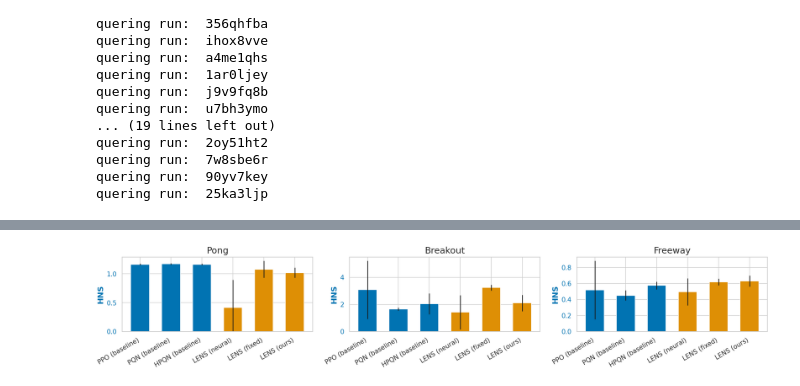
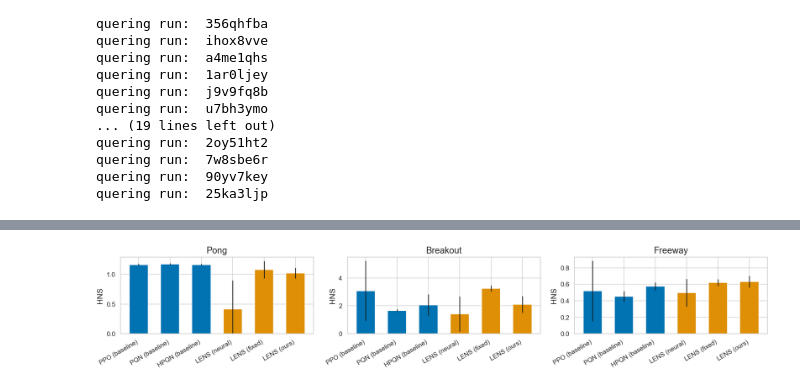
Before and after one commit to remunds/symbolic_options, a Jupyter notebook: src/symbolic_options/plots/plots.ipynb, the cells around one changed output, grey strips where cells are left out. Saved outputs shown, nothing was run; the diff lists cells and outputs as text; code cells hidden in the pictures.

Commit message:
plots2

```diff
--- a/src/symbolic_options/plots/plots.ipynb
+++ b/src/symbolic_options/plots/plots.ipynb
@@ -1448,34 +1280,34 @@ def single_metric_plot(df, game_name, algos, ax, modified=False):
 
     x = np.arange(len(algos))
     ax.bar(x, hns_vals, yerr=hns_std, width=0.6, color=bar_colors)
-    ax.set_ylabel("HNS", color=colors[0], fontweight='bold')
+    ax.set_ylabel("HNS")
     ax.set_xticks(x)
     ax.set_xticklabels([get_algorithm_from_name(a) for a in algos])
-    ax.tick_params(axis='y', labelcolor=colors[0])
+    ax.tick_params(axis='y')
     ax.set_ylim(bottom=0)
     ax.set_title(game_name)
 
     for label in ax.get_xticklabels():
         label.set_rotation(30)
         label.set_ha('right')
 
 with plt.rc_context({
     **bundles.neurips2024(usetex=False),
     "axes.titlesize": 14,
     "axes.labelsize": 12,
     "xtick.labelsize": 10,
     "ytick.labelsize": 10,
     "legend.fontsize": 14,
     "font.size": 12
 }):
     sns.set_style("whitegrid")
     fig, ax = plt.subplots(1, 3, figsize=(15, 3))
     single_metric_plot(pong_df, "Pong", ["ppo", "pqn", "pqn_hier_baseline", "pqn_hier", "pqn_hier_llm", "pqn_hier_comb"], ax[0])
     single_metric_plot(breakout_df, "Breakout", ["ppo", "pqn", "pqn_hier_baseline", "pqn_hier", "pqn_hier_llm", "pqn_hier_comb"], ax[1])
     single_metric_plot(freeway_df, "Freeway", ["ppo", "pqn", "pqn_hier_baseline", "pqn_hier", "pqn_hier_llm", "pqn_hier_comb"], ax[2])
     handles, labels = ax[0].get_legend_handles_labels()
     plt.tight_layout()
     plt.savefig("comparison_single_metric.pdf", bbox_inches="tight")
     plt.show()
 # %% [output]
-[figure, old version]
+[figure, new version]
```
Also changed, not shown: parts of 11 cells of this notebook.
